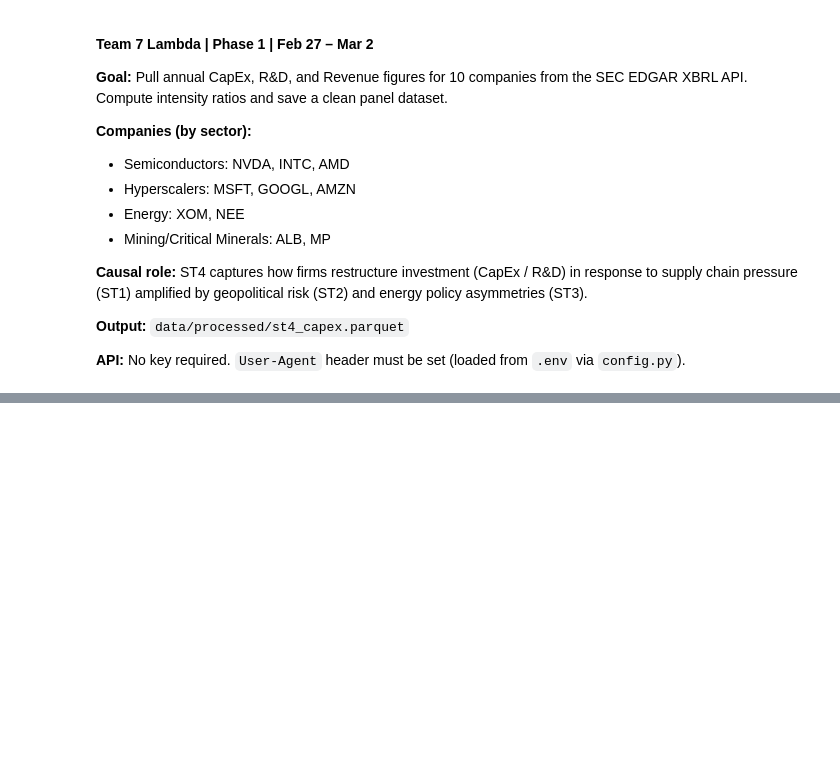
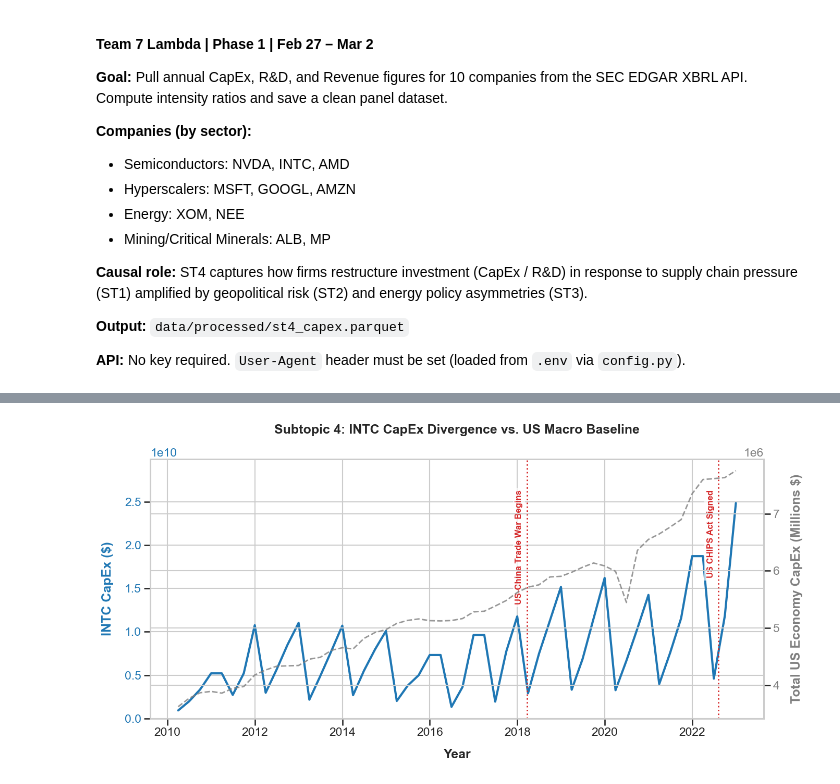
Before and after one commit to tt633/vaartha, a Jupyter notebook: notebooks/04_ST4_capex_ingestion.ipynb, the cells around one changed output, grey strips where cells are left out. Drawn from its saved outputs; the diff is of its cells as text; code cells hidden in the pictures; blank space fills up the shorter version.

Commit message:
ST4: Finalized cleanup and moved logic to notebook

```diff
--- a/notebooks/04_ST4_capex_ingestion.ipynb
+++ b/notebooks/04_ST4_capex_ingestion.ipynb
@@ -309,0 +197,13 @@ log.info("Phase 1 ST4 complete. Check data/processed/st4_capex.parquet.")
+# %%
+# 1. Run the SEC Extraction
+sec_data = run_extraction_pipeline()
+
+# 2. Merge the FRED Macro baseline
+final_dataset = merge_fred_macro(sec_data)
+
+# 3. Save to the proper directory using the team's utility
+OUTPUT_PATH = '../data/processed/ST4/st4_capex.parquet'
+save_parquet(final_dataset, OUTPUT_PATH)
+
+log.info(f"Ingestion complete. Final dataset saved to {OUTPUT_PATH}")
+display(final_dataset.head()) # Shows a nice preview table in Jupyter
@@ -309,0 +231,59 @@ log.info("Phase 1 ST4 complete. Check data/processed/st4_capex.parquet.")
+# %%
+import matplotlib.pyplot as plt
+import seaborn as sns
+import pandas as pd
+
+# 1. Set up a clean, academic presentation style for your thesis
+plt.style.use('seaborn-v0_8-whitegrid')
+sns.set_context("talk")
+
+# 2. Filter for a specific company to show the divergence
+target_ticker = 'INTC'
+# Drop rows where capex or the macro baseline is missing so the plot lines connect cleanly
+company_data = final_dataset[final_dataset['ticker'] == target_ticker].dropna(subset=['capex', 'us_total_capex_millions']).copy()
+
+fig, ax1 = plt.subplots(figsize=(14, 7))
+
+# Axis 1: Company CapEx (Left Y-Axis - Blue Line)
+color = '#1f77b4'
+ax1.set_xlabel('Year', fontweight='bold', labelpad=15)
+ax1.set_ylabel(f'{target_ticker} CapEx ($)', color=color, fontweight='bold', labelpad=15)
+ax1.plot(company_data['period'], company_data['capex'], color=color, linewidth=3, label=f'{target_ticker} CapEx Restructuring')
+ax1.tick_params(axis='y', labelcolor=color)
+
+# Axis 2: US Total CapEx Baseline (Right Y-Axis - Gray Dashed Line)
+ax2 = ax1.twinx()
+color = '#7f7f7f'
+ax2.set_ylabel('Total US Economy CapEx (Millions $)', color=color, fontweight='bold', labelpad=15)
+ax2.plot(company_data['period'], company_data['us_total_capex_millions'], color=color, linestyle='--', linewidth=2, alpha=0.8, label='US Macro Baseline (FRED)')
+ax2.tick_params(axis='y', labelcolor=color)
+
+# 3. Add Geopolitical Event Markers (The "Why" behind the data)
+events = {
+    '2018-03-22': 'US-China Trade War Begins',
+    '2022-08-09': 'US CHIPS Act Signed'
+}
+
+# Add 15% extra headroom to the top of the left Y-axis to prevent text collisions
+ax1.set_ylim(bottom=0, top=ax1.get_ylim()[1] * 1.15)
+
+for date_str, label in events.items():
+    event_date = pd.to_datetime(date_str)
+
+    # Only plot the line if the event falls within our timeline
+    if event_date <= company_data['period'].max():
+        ax1.axvline(event_date, color='#d62728', linestyle=':', linewidth=2)
+
+        # Lowered to 0.75, shifted slightly left, anchored to the top, and added a readability box
+        ax1.text(event_date - pd.DateOffset(days=100), ax1.get_ylim()[1] * 0.95,
+                 label, color='#d62728', fontsize=12, rotation=90, fontweight='bold',
+                 va='top', bbox=dict(facecolor='white', edgecolor='none', alpha=0.7, pad=3))
+
+# Increased title padding from 20 to 35 to give it more breathing room
+plt.title(f'Subtopic 4: {target_ticker} CapEx Divergence vs. US Macro Baseline', fontweight='bold', pad=35, fontsize=18)
+fig.tight_layout()
+
+# plt.savefig('../data/processed/ST4/intel_divergence_chart.png', dpi=300)
+plt.show()
+# %% [output]
+[figure, added]
```
Also changed, not shown: parts of 15 cells of this notebook, 5 other files.
